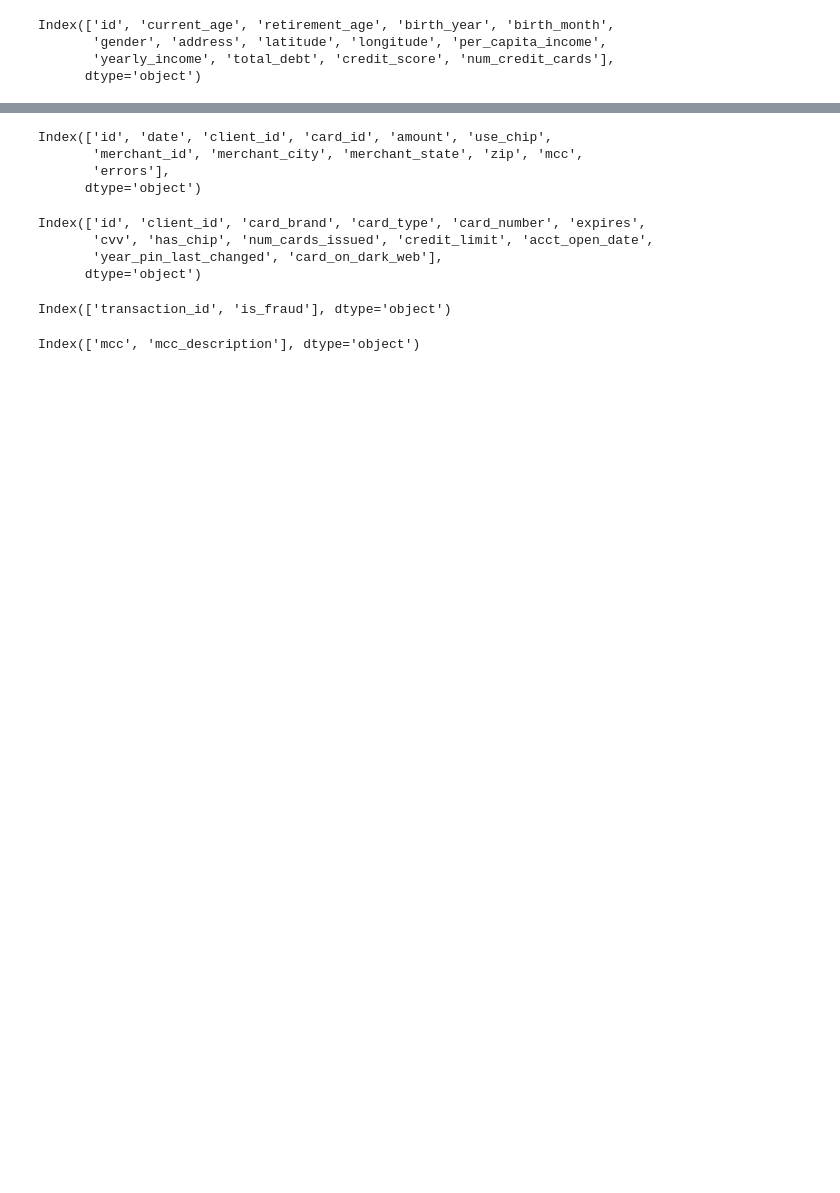
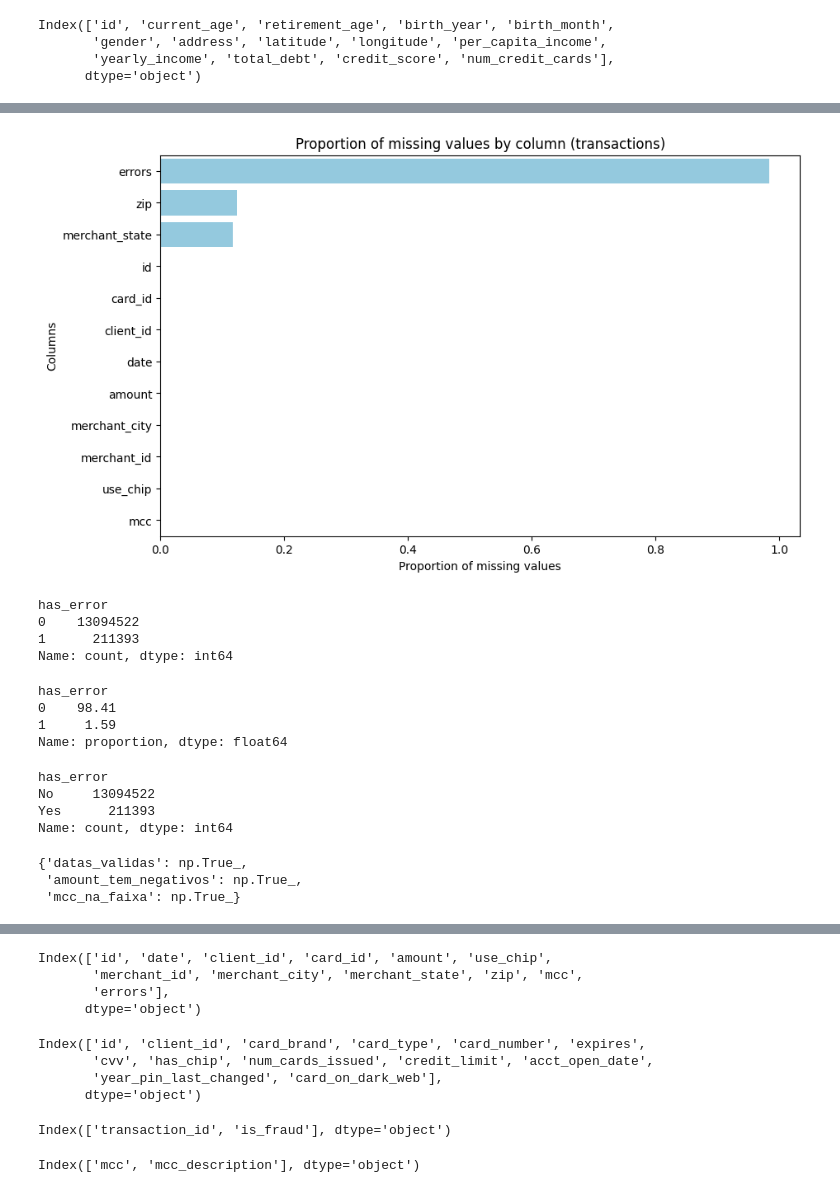
Before and after one commit to ana-nobre/Fintech-New-Features-Launch-Transactions-Analysis, a Jupyter notebook: 01_data_download_and_initial_exploration.ipynb, the cells around one changed output, grey strips where cells are left out. Cells and saved outputs as stored; diff of their text form; code cells hidden in the pictures; blank space fills up the shorter version.

```diff
--- a/01_data_download_and_initial_exploration.ipynb
+++ b/01_data_download_and_initial_exploration.ipynb
@@ -153,0 +252,16 @@ Index(['id', 'current_age', 'retirement_age', 'birth_year', 'birth_month',
+# %%
+# date → datetime
+transactions["date"] = pd.to_datetime(transactions["date"], errors="coerce")
+
+# amount: remover $ e , mantendo o sinal
+transactions["amount"] = (
+    transactions["amount"]
+      .replace(r'[\$,]', '', regex=True)
+      .astype(float)
+)
+
+# mcc como inteiro "nullable"
+transactions["mcc"] = transactions["mcc"].astype("Int64")
+
+# zip em string (preserva zeros à esquerda quando houver)
+transactions["zip"] = transactions["zip"].astype("Int64").astype("string")
@@ -153,0 +298,63 @@ Index(['id', 'current_age', 'retirement_age', 'birth_year', 'birth_month',
+# %%
+import matplotlib.pyplot as plt
+import seaborn as sns
+
+# proporção de nulos por coluna
+na_ratio = transactions.isna().mean().sort_values(ascending=False)
+
+# tabela
+na_ratio
+
+# gráfico de barras
+plt.figure(figsize=(10,6))
+sns.barplot(x=na_ratio.values, y=na_ratio.index, color="skyblue")
+plt.title("Proportion of missing values by column (transactions)")
+plt.xlabel("Proportion of missing values")
+plt.ylabel("Columns")
+plt.show()
+# %% [output]
+[figure, added]
+# %%
+# Create binary flag
+transactions["has_error"] = transactions["errors"].notna().astype(int)
+
+# Count 0s and 1s
+transactions["has_error"].value_counts()
+# %% [output]
+has_error
+0    13094522
+1      211393
+Name: count, dtype: int64
+# %%
+transactions["has_error"].value_counts(normalize=True).mul(100).round(2)
+
+# The column errors in the transactions dataset shows ~100% missing values.
+# This is not necessarily a data quality issue — it is most likely a sparse field that is only filled when a transaction actually contains an error. By default, almost all transactions are error-free.
+# A better approach is to convert it into a binary flag (0 = no error, 1 = error).
+# %% [output]
+has_error
+0    98.41
+1     1.59
+Name: proportion, dtype: float64
+# %%
+transactions["has_error"] = transactions["has_error"].map({0: "No", 1: "Yes"})
+
+# distribuição
+transactions["has_error"].value_counts()
+# %% [output]
+has_error
+No     13094522
+Yes      211393
+Name: count, dtype: int64
+# %%
+# checagens rápidas
+checks = {
+    "datas_validas": transactions["date"].notna().all(),
+    "amount_tem_negativos": (transactions["amount"] < 0).any(),  # pode indicar estorno
+    "mcc_na_faixa": transactions["mcc"].dropna().between(1000, 9999).all(),  # regra comum de MCC
+}
+checks
+# %% [output]
+{'datas_validas': np.True_,
+ 'amount_tem_negativos': np.True_,
+ 'mcc_na_faixa': np.True_}
```
Also changed, not shown: parts of 21 cells of this notebook, 2 other files.
